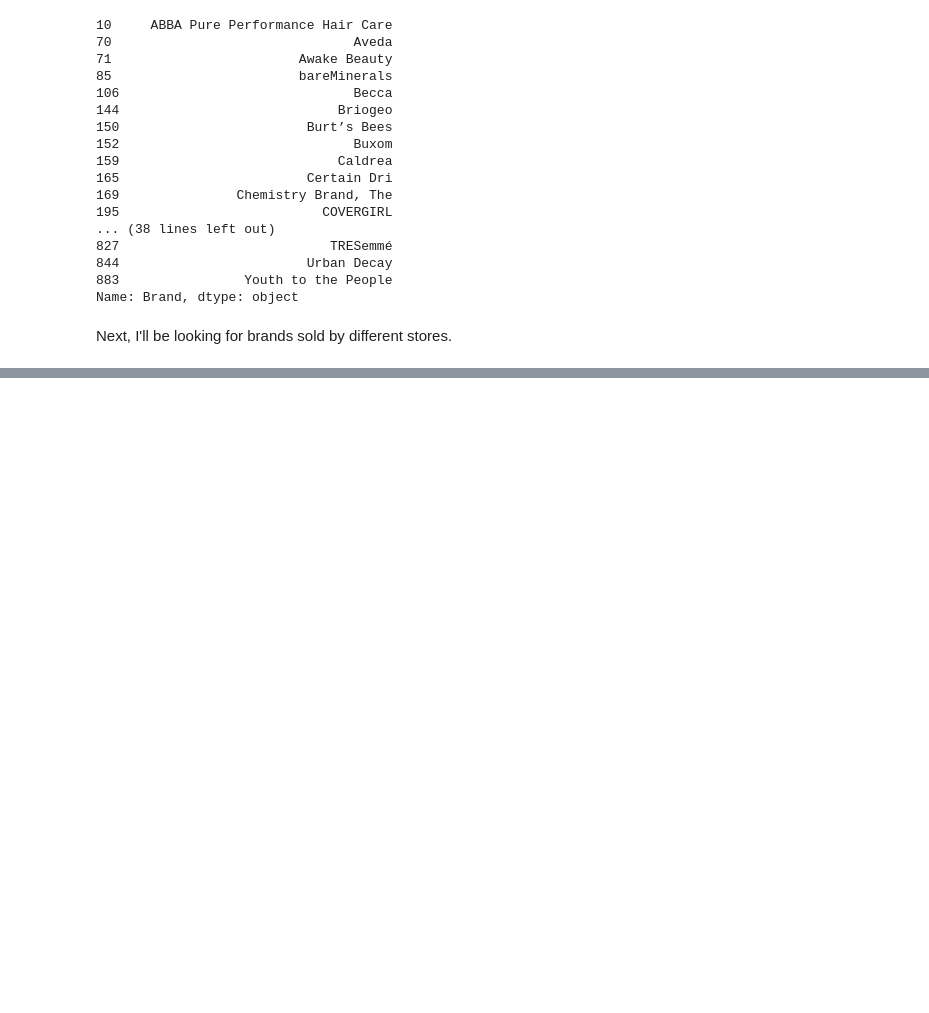
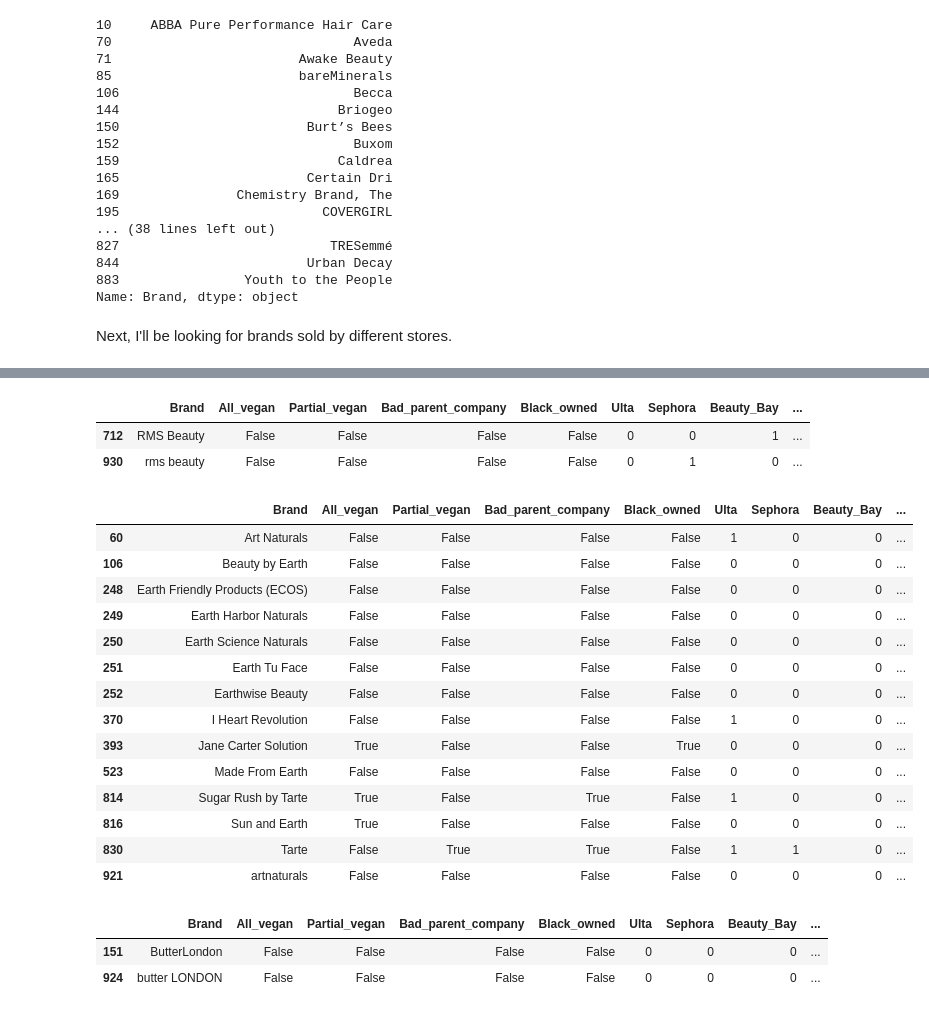
Before and after one commit to mhapich/cruelty_free_products, a Jupyter notebook: Cruelty_free.ipynb, the cells around one changed output, grey strips where cells are left out. Drawn from its saved outputs; the diff is of its cells as text; code cells hidden in the pictures; blank space fills up the shorter version.

```diff
--- a/Cruelty_free.ipynb
+++ b/Cruelty_free.ipynb
@@ -834,0 +1675,4 @@ nordstrom_brand_df.tail(12)
+# %%
+merge3.drop([75,76], inplace=True)
+dup_df.drop([74,75,76], inplace=True)
+dup_df
@@ -834,0 +1697,3 @@ nordstrom_brand_df.tail(12)
+# %%
+merge3.reset_index(drop=True, inplace=True)
+merge3.tail()
@@ -834,0 +1772,4 @@ nordstrom_brand_df.tail(12)
+# %%
+merge3.drop([80,81,113,114], inplace=True)
+merge3.reset_index(drop=True, inplace=True)
+merge3.tail()
@@ -834,0 +1783,4 @@ nordstrom_brand_df.tail(12)
+# %%
+# make a function to look for strings flagged by fuzzywuzzy
+def finds(s):
+    display(merge3[merge3['Brand'].str.contains(s, case=False)])
@@ -834,0 +2026,6 @@ nordstrom_brand_df.tail(12)
+# %%
+finds('rms')
+# %% [output]
+|  | Brand | All_vegan | Partial_vegan | Bad_parent_company | Black_owned | Ulta | Sephora | Beauty_Bay | ... |
+| 712 | RMS Beauty | False | False | False | False | 0 | 0 | 1 | ... |
+| 930 | rms beauty | False | False | False | False | 0 | 1 | 0 | ... |
@@ -834,0 +2035,18 @@ nordstrom_brand_df.tail(12)
+# %%
+finds('art')
+# %% [output]
+|  | Brand | All_vegan | Partial_vegan | Bad_parent_company | Black_owned | Ulta | Sephora | Beauty_Bay | ... |
+| 60 | Art Naturals | False | False | False | False | 1 | 0 | 0 | ... |
+| 106 | Beauty by Earth | False | False | False | False | 0 | 0 | 0 | ... |
+| 248 | Earth Friendly Products (ECOS) | False | False | False | False | 0 | 0 | 0 | ... |
+| 249 | Earth Harbor Naturals | False | False | False | False | 0 | 0 | 0 | ... |
+| 250 | Earth Science Naturals | False | False | False | False | 0 | 0 | 0 | ... |
+| 251 | Earth Tu Face | False | False | False | False | 0 | 0 | 0 | ... |
+| 252 | Earthwise Beauty | False | False | False | False | 0 | 0 | 0 | ... |
+| 370 | I Heart Revolution | False | False | False | False | 1 | 0 | 0 | ... |
+| 393 | Jane Carter Solution | True | False | False | True | 0 | 0 | 0 | ... |
+| 523 | Made From Earth | False | False | False | False | 0 | 0 | 0 | ... |
+| 814 | Sugar Rush by Tarte | True | False | True | False | 1 | 0 | 0 | ... |
+| 816 | Sun and Earth | True | False | False | False | 0 | 0 | 0 | ... |
+| 830 | Tarte | False | True | True | False | 1 | 1 | 0 | ... |
+| 921 | artnaturals | False | False | False | False | 0 | 0 | 0 | ... |
@@ -834,0 +2055,6 @@ nordstrom_brand_df.tail(12)
+# %%
+finds('butter')
+# %% [output]
+|  | Brand | All_vegan | Partial_vegan | Bad_parent_company | Black_owned | Ulta | Sephora | Beauty_Bay | ... |
+| 151 | ButterLondon | False | False | False | False | 0 | 0 | 0 | ... |
+| 924 | butter LONDON | False | False | False | False | 0 | 0 | 0 | ... |
```
Also changed, not shown: parts of 214 cells of this notebook, 1 other file.
